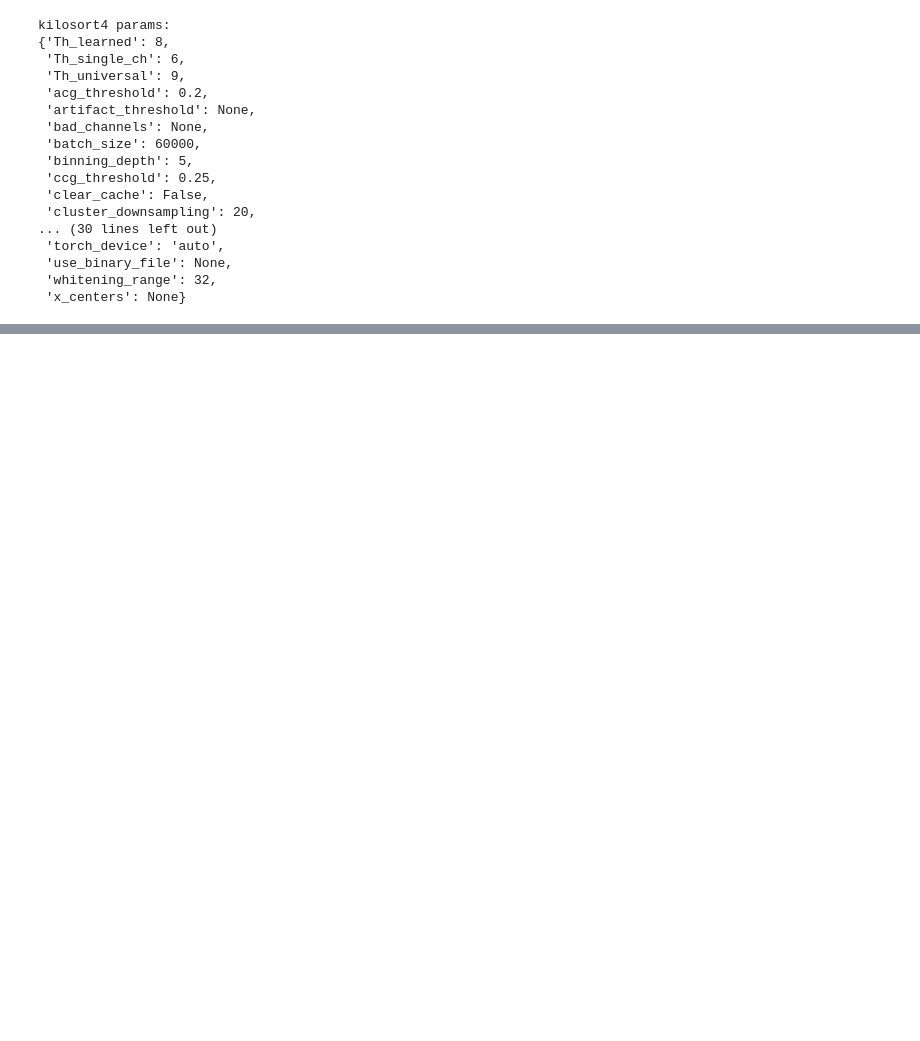
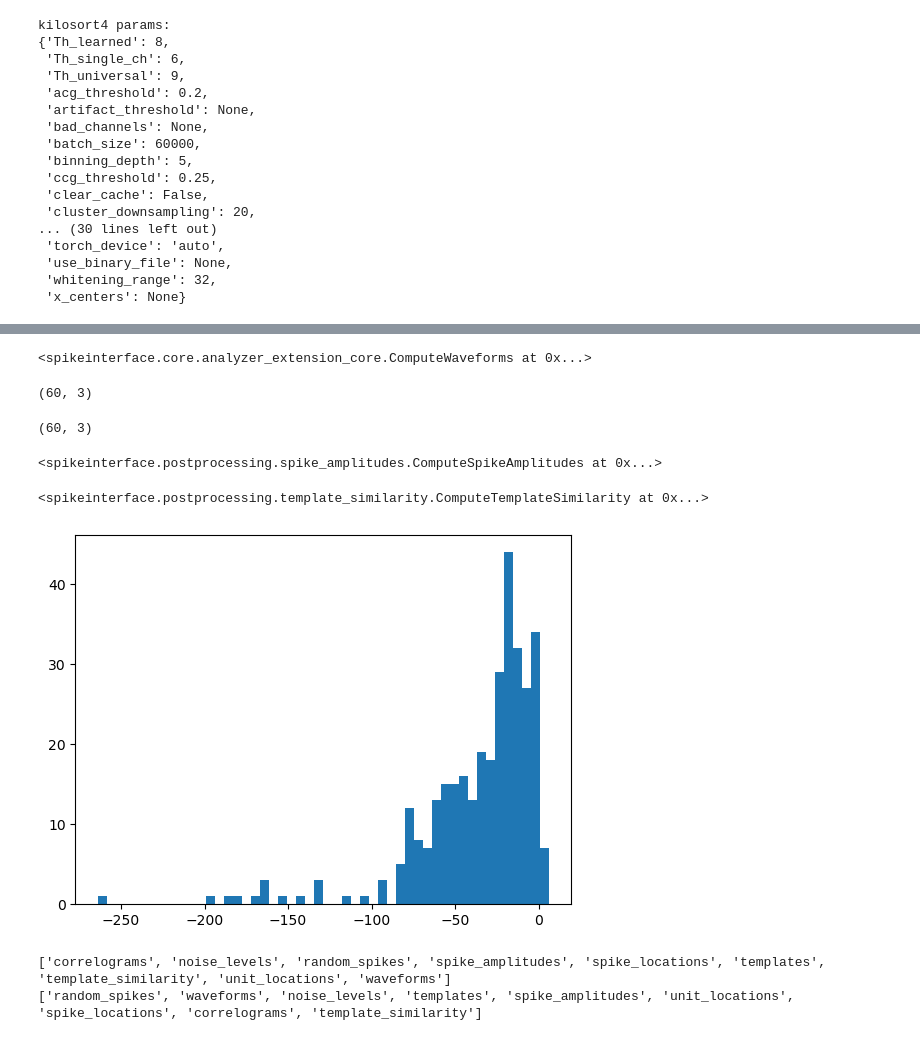
Before and after one commit to ChooYeonseo/intan-spike-sorter, a Jupyter notebook: 1_design_the_probe.ipynb, the cells around one changed output, grey strips where cells are left out. Saved outputs shown, nothing was run; the diff lists cells and outputs as text; code cells hidden in the pictures; blank space fills up the shorter version.

```diff
--- a/1_design_the_probe.ipynb
+++ b/1_design_the_probe.ipynb
@@ -120,5 +126,5 @@ kilosort4 params:
  'whitening_range': 32,
  'x_centers': None}
 # %%
-sorting = ss.run_sorter(sorter_name="kilosoxrt4", recording=recording_preprocessed, docker_image=True, verbose=True)
+sorting = ss.run_sorter(sorter_name="kilosort4", recording=recording_preprocessed, verbose=True, folder=output_dir)
 # %% [output]
@@ -127,0 +153,44 @@ pip install cuda-python
+# %%
+analyzer_KS4 = si.create_sorting_analyzer(sorting=sorting, recording=recording_preprocessed, format='binary_folder', folder=output_dir_bin, overwrite=True)
+# %%
+analyzer_KS4.compute("random_spikes")
+analyzer_KS4.compute("waveforms")
+# %% [output]
+<spikeinterface.core.analyzer_extension_core.ComputeWaveforms at 0x...>
+# %%
+unit_id0 = analyzer_KS4.unit_ids[0]
+waveforms = analyzer_KS4.get_extension("waveforms").get_data()[unit_id0]
+print(waveforms.shape)
+# %% [output]
+(60, 3)
+# %%
+unit_id0 = analyzer_KS4.unit_ids[0]
+waveforms = analyzer_KS4.get_extension("waveforms").get_data()[unit_id0]
+print(waveforms.shape)
+# %% [output]
+(60, 3)
+# %%
+analyzer_KS4.compute("noise_levels")
+analyzer_KS4.compute("templates")
+analyzer_KS4.compute("spike_amplitudes")
+# %% [output]
+<spikeinterface.postprocessing.spike_amplitudes.ComputeSpikeAmplitudes at 0x...>
+# %%
+analyzer_KS4.compute("unit_locations", method="center_of_mass")
+analyzer_KS4.compute("spike_locations", ms_before=0.5)
+analyzer_KS4.compute("correlograms", bin_ms=0.1)
+analyzer_KS4.compute("template_similarity", method="cosine_similarity")
+# %% [output]
+<spikeinterface.postprocessing.template_similarity.ComputeTemplateSimilarity at 0x...>
+# %%
+amplitudes = analyzer_KS4.get_extension("spike_amplitudes").get_data()
+plt.hist(amplitudes, bins=50)
+plt.show()
+# %% [output]
+[figure, added]
+# %%
+print(analyzer_KS4.get_saved_extension_names())
+print(analyzer_KS4.get_loaded_extension_names())
+# %% [output]
+['correlograms', 'noise_levels', 'random_spikes', 'spike_amplitudes', 'spike_locations', 'templates', 'template_similarity', 'unit_locations', 'waveforms']
+['random_spikes', 'waveforms', 'noise_levels', 'templates', 'spike_amplitudes', 'unit_locations', 'spike_locations', 'correlograms', 'template_similarity']
```
Also changed, not shown: parts of 17 cells of this notebook, 12 other files.
